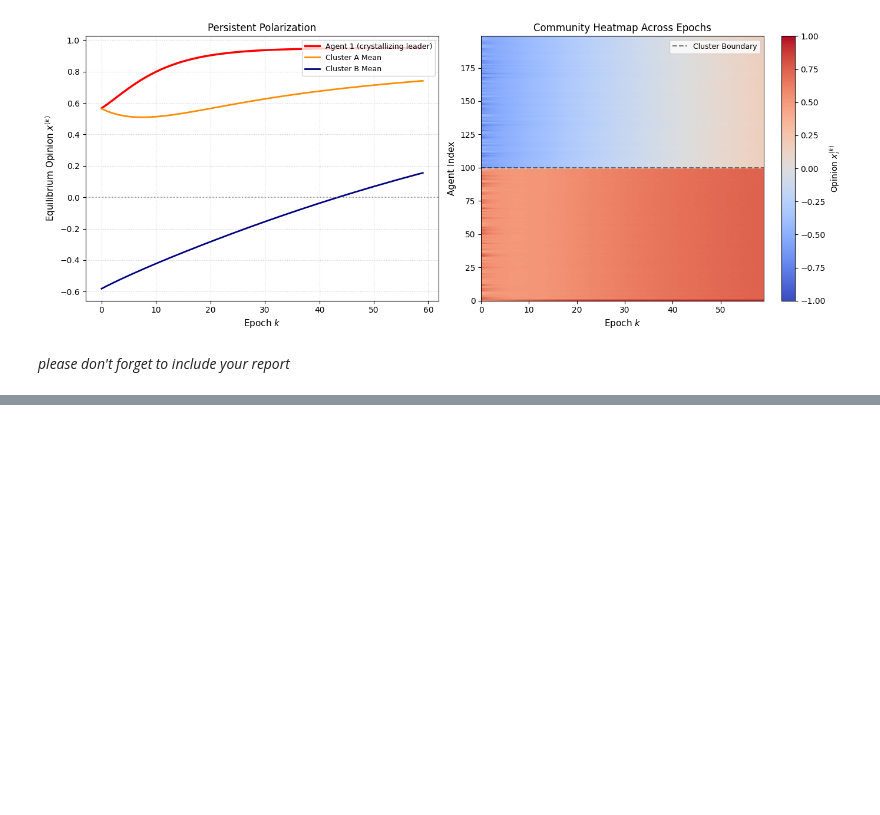
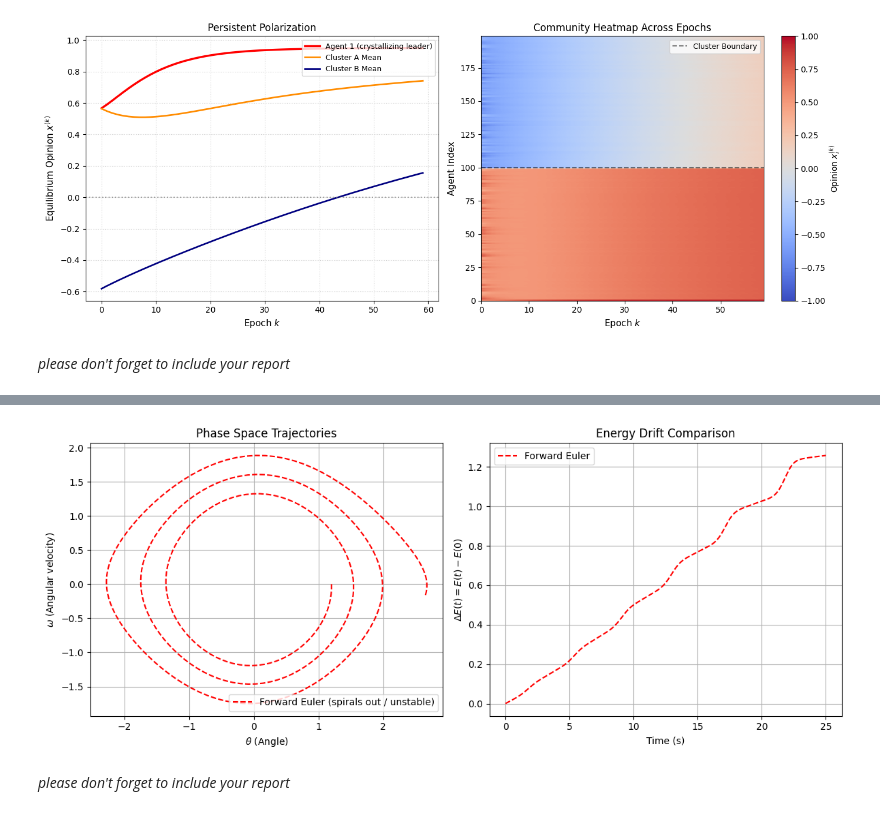
Before and after one commit to Aelphy/ISC, a Jupyter notebook: week4/Assignment4.ipynb, the cells around one changed output, grey strips where cells are left out. Cells and saved outputs as stored; diff of their text form; code cells hidden in the pictures; blank space fills up the shorter version.

```diff
--- a/week4/Assignment4.ipynb
+++ b/week4/Assignment4.ipynb
@@ -142,0 +149,75 @@ plt.show()
+# %%
+import numpy as np
+import matplotlib.pyplot as plt
+
+# System: dtheta/dt = omega, domega/dt = -sin(theta)
+def derivatives(theta, omega):
+    return omega, -np.sin(theta)
+
+def energy(theta, omega):
+    return 0.5 * omega**2 - np.cos(theta)
+
+# Simulation parameters
+dt = 0.08       # Moderately coarse step size to expose solver behavior
+t_max = 25.0
+steps = int(t_max / dt)
+t = np.linspace(0, t_max, steps)
+
+theta0 = 1.2    # Initial angle (radians)
+omega0 = 0.0    # Initial angular velocity
+
+# 1. Forward Euler
+th_fe = np.zeros(steps)
+om_fe = np.zeros(steps)
+th_fe[0], om_fe[0] = theta0, omega0
+for i in range(steps - 1):
+    d_th, d_om = derivatives(th_fe[i], om_fe[i])
+    th_fe[i+1] = th_fe[i] + dt * d_th
+    om_fe[i+1] = om_fe[i] + dt * d_om
+
+# 2. Symplectic (Semi-Implicit) Euler
+th_se = np.zeros(steps)
+om_se = np.zeros(steps)
+th_se[0], om_se[0] = theta0, omega0
+for i in range(steps - 1):
+    # TODO: your implementation here
+    pass
+
+# 3. Runge-Kutta 4 (RK4)
+th_rk = np.zeros(steps)
+om_rk = np.zeros(steps)
+th_rk[0], om_rk[0] = theta0, omega0
+for i in range(steps - 1):
+    # TODO: your implementation here
+    pass
+
+# Plotting (TODO: uncomment the plots for your implementations)
+fig, (ax1, ax2) = plt.subplots(1, 2, figsize=(12, 5))
+
+# Left: Phase space (theta vs omega)
+ax1.plot(th_fe, om_fe, 'r--', label='Forward Euler (spirals out / unstable)')
+# ax1.plot(th_se, om_se, 'g-',  label='Symplectic Euler (bounded orbit)')
+# ax1.plot(th_rk, om_rk, 'b-',  label='RK4 (high precision)')
+ax1.set_xlabel(r'$\theta$ (Angle)')
+ax1.set_ylabel(r'$\omega$ (Angular velocity)')
+ax1.set_title('Phase Space Trajectories')
+ax1.grid(True)
+ax1.legend()
+
+# Right: Energy drift over time
+e0 = energy(theta0, omega0)
+ax2.plot(t, energy(th_fe, om_fe) - e0, 'r--', label='Forward Euler')
+# ax2.plot(t, energy(th_se, om_se) - e0, 'g-',  label='Symplectic Euler')
+# ax2.plot(t, energy(th_rk, om_rk) - e0, 'b-',  label='RK4')
+ax2.set_xlabel('Time (s)')
+ax2.set_ylabel(r'$\Delta E(t) = E(t) - E(0)$')
+ax2.set_title('Energy Drift Comparison')
+ax2.grid(True)
+ax2.legend()
+
+plt.tight_layout()
+plt.show()
+# %% [output]
+[figure, added]
+# %% [markdown]
+*please don't forget to include your report*
```
Also changed, not shown: parts of 1 cell of this notebook.
